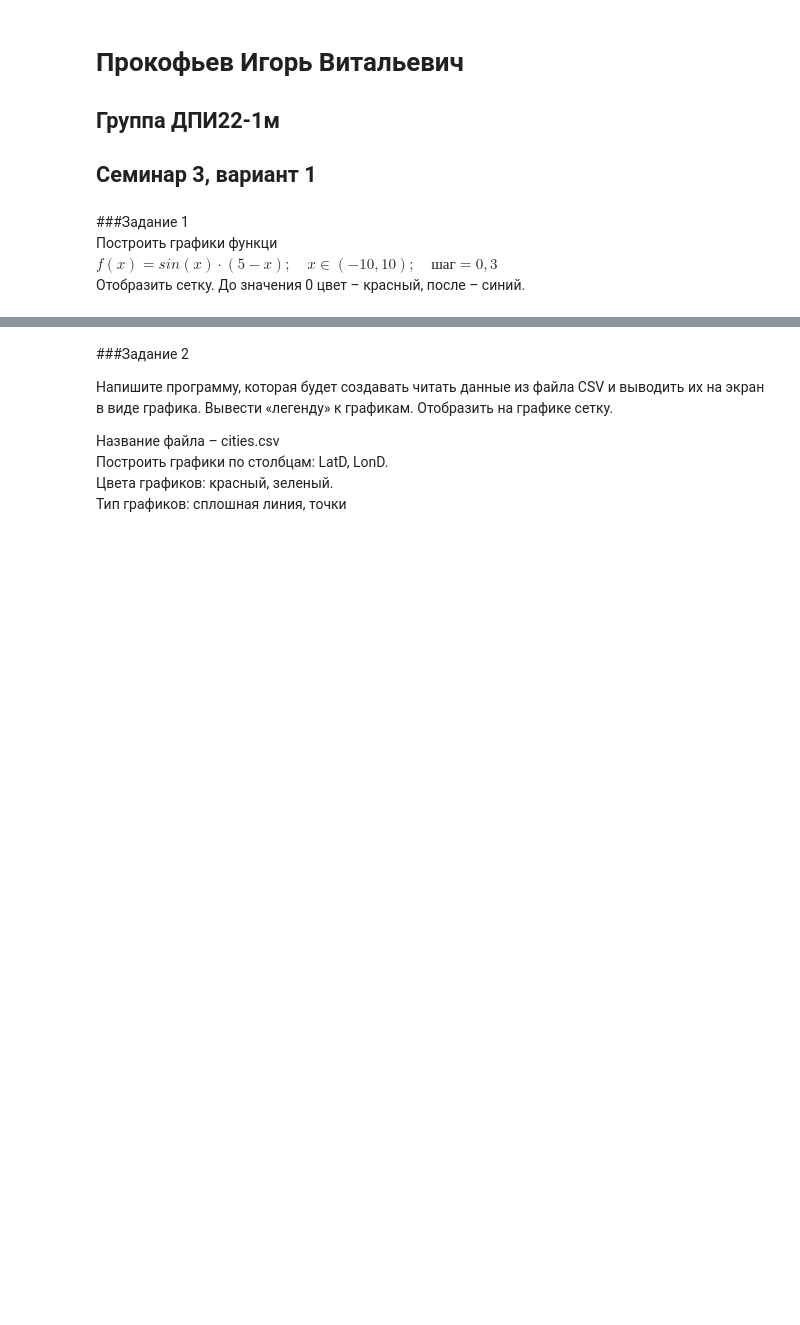
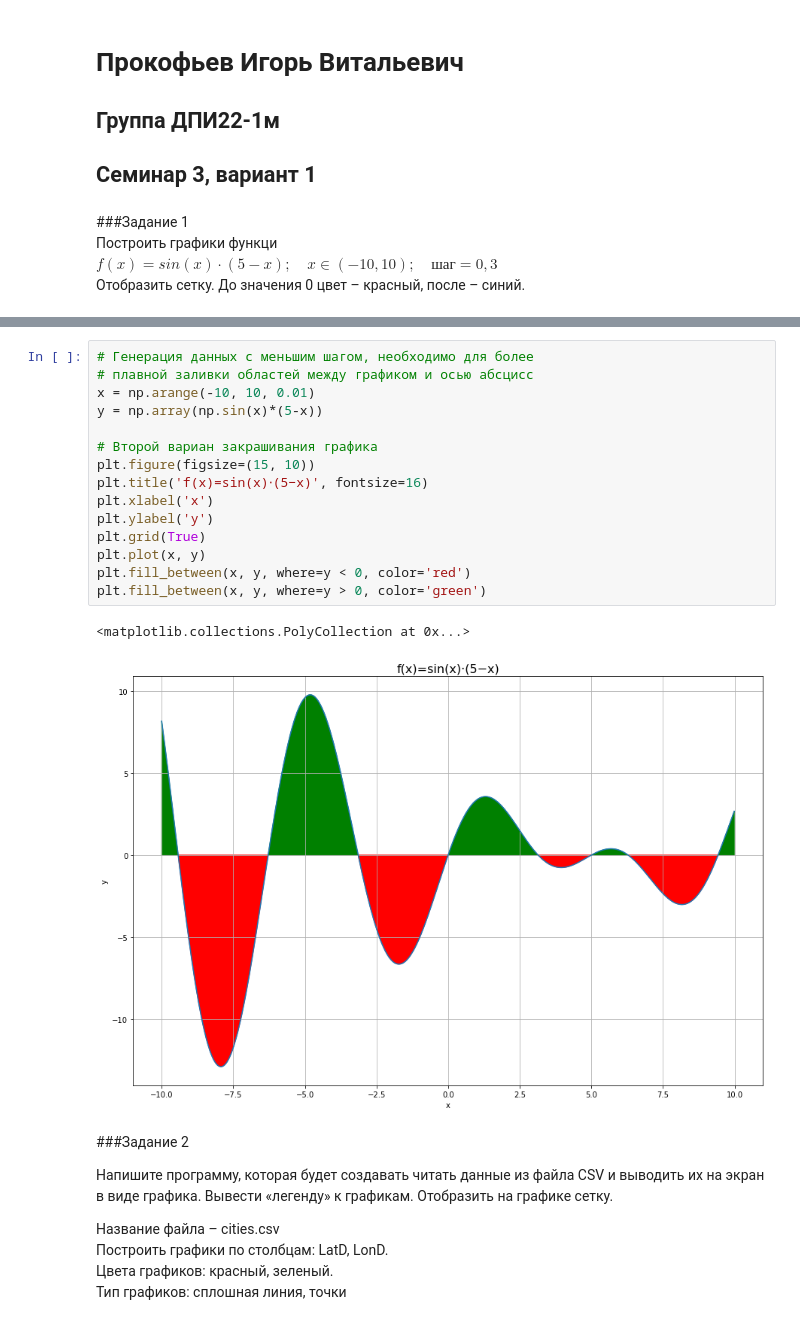
Before and after one commit to Reveur1988/finuniversity, a Jupyter notebook: seminar_3_prokofyev.ipynb, the cells around one changed output, grey strips where cells are left out. Saved outputs shown, nothing was run; the diff lists cells and outputs as text; blank space fills up the shorter version.

```diff
--- a/seminar_3_prokofyev.ipynb
+++ b/seminar_3_prokofyev.ipynb
@@ -28,3 +30,21 @@ plt.plot(x[33:], y[33:], color='blue')
+# %%
+# Генерация данных с меньшим шагом, необходимо для более
+# плавной заливки областей между графиком и осью абсцисс
+x = np.arange(-10, 10, 0.01)
+y = np.array(np.sin(x)*(5-x))
+
+# Второй вариан закрашивания графика
+plt.figure(figsize=(15, 10))
+plt.title('f(x)=sin(x)⋅(5−x)', fontsize=16)
+plt.xlabel('x')
+plt.ylabel('y')
+plt.grid(True)
+plt.plot(x, y)
+plt.fill_between(x, y, where=y < 0, color='red')
+plt.fill_between(x, y, where=y > 0, color='green')
+# %% [output]
+<matplotlib.collections.PolyCollection at 0x...>
+[figure, added]
 # %% [markdown]
 ###Задание 2
 
```
Also changed, not shown: parts of 1 cell of this notebook.
